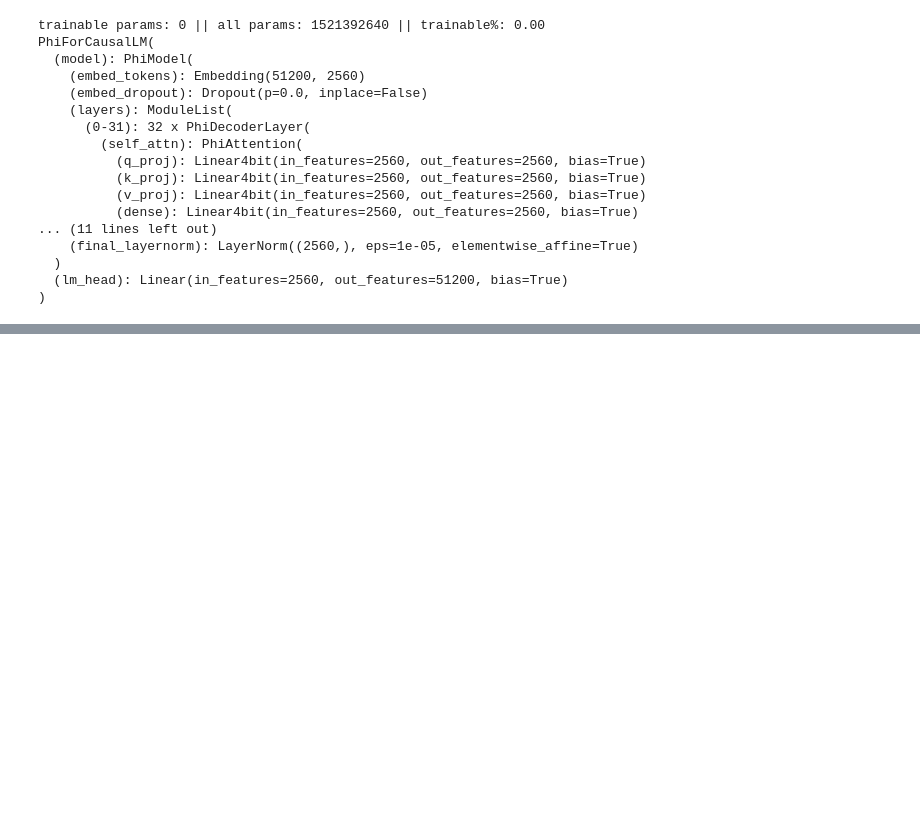
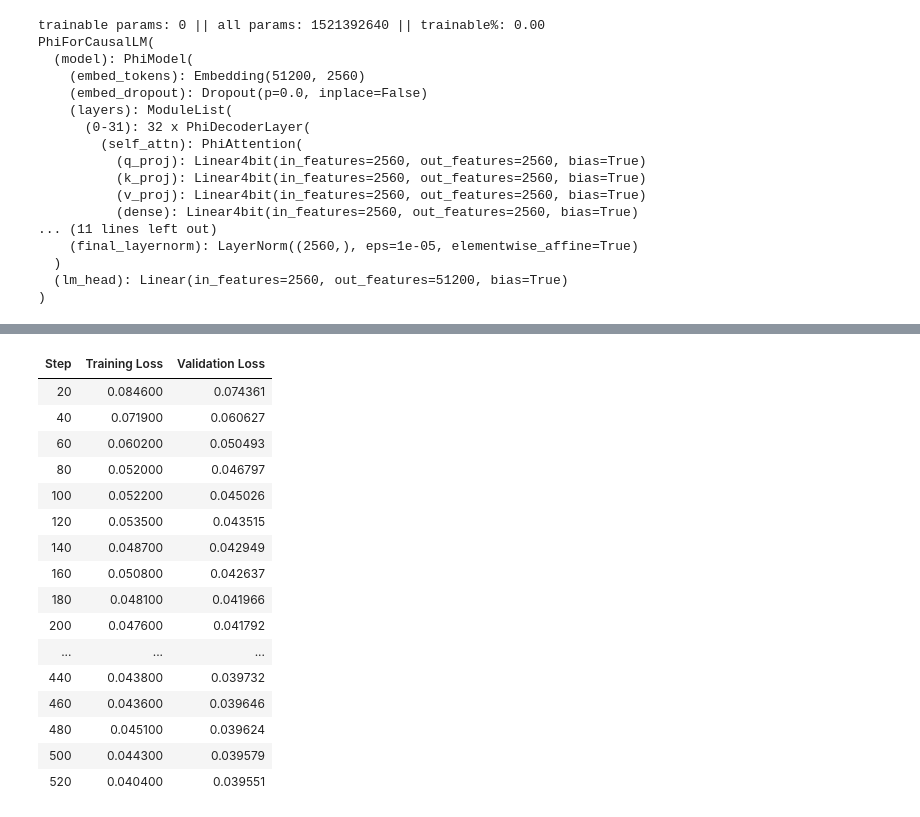
Before and after one commit to chuckfinca/arithmephi, a Jupyter notebook: arithmephi_train.ipynb, the cells around one changed output, grey strips where cells are left out. Drawn from its saved outputs; the diff is of its cells as text; code cells hidden in the pictures; blank space fills up the shorter version.

```diff
--- a/arithmephi_train.ipynb
+++ b/arithmephi_train.ipynb
@@ -96,7 +92,7 @@ def generate_counting_prompt_and_answer(min, max, add_typos):
         if random.getrandbits(1):
             prompt += num2words.num2words(float(number))
             if add_typos:
-              prompt = insert_typos(prompt, percent_typos)
+              prompt = insert_typos(prompt, 0.05)
         else:
             prompt += f"{number}"
         prompt += ","
@@ -305,14 +301,22 @@ def collate_and_tokenize(examples):
 
     encoded["labels"] = encoded["input_ids"]
     return encoded
+# %%
+# sets the max magnitude of an int for counting (can be postitive or negative)
+max_int = 2000
 # %%
-def create_counting_data(count, min_int, max_int):
+import datasets
+
+def create_data_set(count):
   # Create an empty DataFrame with the specified columns
   df = pandas.DataFrame(columns=['question', 'answer'])
 
   for i in range(count):
-    prompt, answer = generate_counting_prompt_and_answer(min_int, max_int, True)
+    prompt, answer = generate_counting_prompt_and_answer(-1 * max_int, max_int, True)
     example = [prompt, answer]
     df.loc[i] = example
 
-  return df
+  return datasets.Dataset.from_pandas(df)
+# %%
+train_dataset = create_data_set(5)
+test_dataset = create_data_set(1)
@@ -318,0 +345,58 @@ def create_counting_data(count, min_int, max_int):
+# %%
+import time
+from transformers import TrainingArguments, Trainer
+
+feedback_steps = 100
+batch_size = 2
+
+training_args = TrainingArguments(
+    output_dir='./results',  # Output directory for checkpoints and predictions
+    overwrite_output_dir=True, # Overwrite the content of the output directory
+    per_device_train_batch_size=batch_size,  # Batch size for training
+    per_device_eval_batch_size=batch_size,  # Batch size for evaluation
+    gradient_accumulation_steps=5, # number of steps before optimizing
+    gradient_checkpointing=True,   # Enable gradient checkpointing
+    gradient_checkpointing_kwargs={"use_reentrant": False},
+    warmup_steps=50,  # Number of warmup steps
+    #max_steps=1000,  # Total number of training steps
+    num_train_epochs=2,  # Number of training epochs
+    learning_rate=5e-5,  # Learning rate
+    weight_decay=0.01,  # Weight decay
+    optim="paged_adamw_8bit", #Keep the optimizer state and quantize it
+    fp16=True, #Use mixed precision training
+    #For logging and saving
+    logging_dir='./logs',
+    logging_strategy="steps",
+    logging_steps=feedback_steps,
+    save_strategy="steps",
+    save_steps=feedback_steps,
+    save_total_limit=2,  # Limit the total number of checkpoints
+    evaluation_strategy="steps",
+    eval_steps=feedback_steps,
+    load_best_model_at_end=True, # Load the best model at the end of training
+)
+
+trainer = Trainer(
+    model=lora_model,
+    train_dataset=tokenized_dataset_train,
+    eval_dataset=tokenized_dataset_test,
+    args=training_args,
+)
+
+#Disable cache to prevent warning, renable for inference
+model.config.use_cache = False
+
+start_time = time.time()  # Record the start time
+trainer.train()  # Start training
+end_time = time.time()  # Record the end time
+
+training_time = end_time - start_time  # Calculate total training time
+
+print(f"Training completed in {training_time} seconds.")
+
+#Save model to hub to ensure we save our work.
+# lora_model.push_to_hub("arithmephi",
+#                   use_auth_token=True,
+#                   commit_message=commit_message,
+#                   private=True)
+# %% [output]
@@ -318,0 +404,17 @@ def create_counting_data(count, min_int, max_int):
+| Step | Training Loss | Validation Loss |
+| 20 | 0.084600 | 0.074361 |
+| 40 | 0.071900 | 0.060627 |
+| 60 | 0.060200 | 0.050493 |
+| 80 | 0.052000 | 0.046797 |
+| 100 | 0.052200 | 0.045026 |
+| 120 | 0.053500 | 0.043515 |
+| 140 | 0.048700 | 0.042949 |
+| 160 | 0.050800 | 0.042637 |
+| 180 | 0.048100 | 0.041966 |
+| 200 | 0.047600 | 0.041792 |
+| ... | ... | ... |
+| 440 | 0.043800 | 0.039732 |
+| 460 | 0.043600 | 0.039646 |
+| 480 | 0.045100 | 0.039624 |
+| 500 | 0.044300 | 0.039579 |
+| 520 | 0.040400 | 0.039551 |
```
Also changed, not shown: parts of 24 cells of this notebook.
